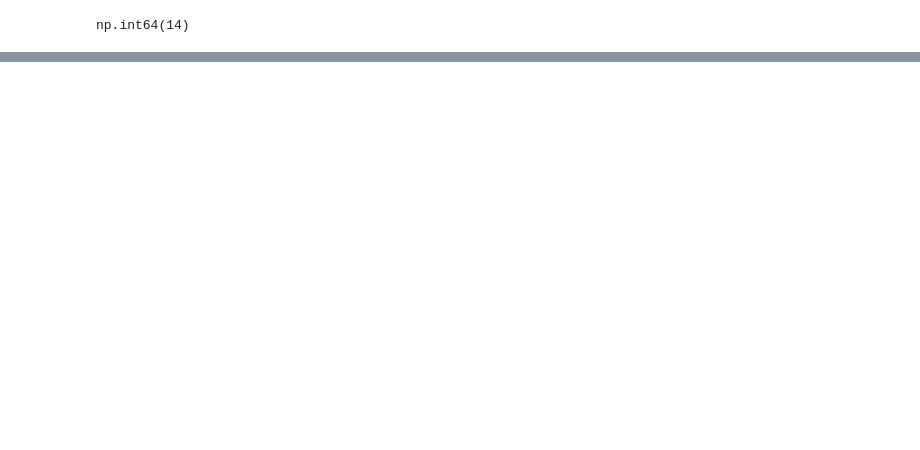
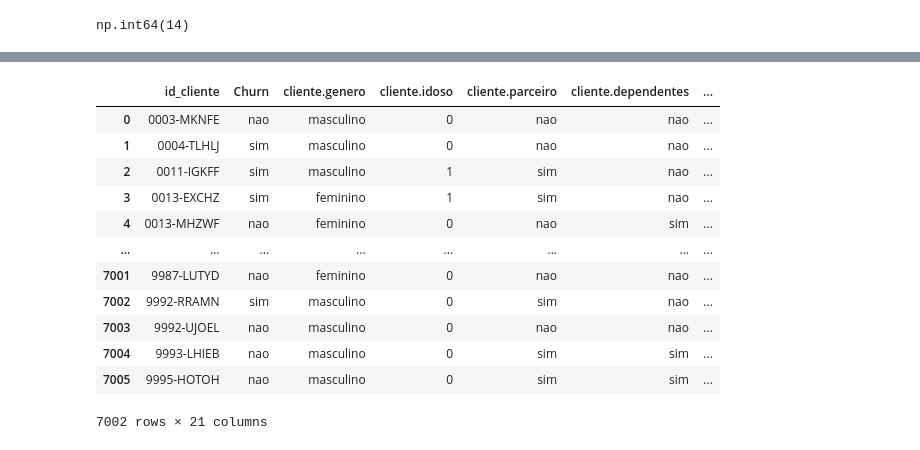
Before and after one commit to ocfurtado/pandas_limpeza_tratamento_dados, a Jupyter notebook: limpeza_tratamento_churn.ipynb, the cells around one changed output, grey strips where cells are left out. Cells and saved outputs as stored; diff of their text form; code cells hidden in the pictures; blank space fills up the shorter version.

```diff
--- a/limpeza_tratamento_churn.ipynb
+++ b/limpeza_tratamento_churn.ipynb
@@ -771,0 +797,3 @@ dados_normalizados[dados_normalizados.isna().any(axis=1)]
+# %%
+outliers_index =  (df_sem_nulo['cliente.tempo_servico'] < limite_inferior) | (df_sem_nulo['cliente.tempo_servico'] > limite_superior)
+outliers_index
@@ -771,0 +827,2 @@ dados_normalizados[dados_normalizados.isna().any(axis=1)]
+# %%
+df_sem_out = df_sem_nulo.copy()
@@ -771,0 +843,5 @@ dados_normalizados[dados_normalizados.isna().any(axis=1)]
+# %%
+df_sem_out.loc[outliers_index, 'cliente.tempo_servico'] = np.ceil(
+    df_sem_out.loc[outliers_index, 'conta.cobranca.Total'] /
+    df_sem_out.loc[outliers_index, 'conta.cobranca.mensal']
+)
@@ -771,0 +867,9 @@ dados_normalizados[dados_normalizados.isna().any(axis=1)]
+# %%
+Q1 = df_sem_out['cliente.tempo_servico'].quantile(.25)
+Q3 = df_sem_out['cliente.tempo_servico'].quantile(.75)
+IQR = Q3 - Q1
+limite_inferior = Q1 - 1.5 * IQR
+limite_superior = Q3 + 1.5 * IQR
+
+outliers_index =  (df_sem_out['cliente.tempo_servico'] < limite_inferior) | (df_sem_out['cliente.tempo_servico'] > limite_superior)
+outliers_index
@@ -771,0 +898,17 @@ dados_normalizados[dados_normalizados.isna().any(axis=1)]
+# %%
+df_sem_out = df_sem_out[~outliers_index]
+df_sem_out
+# %% [output]
+|  | id_cliente | Churn | cliente.genero | cliente.idoso | cliente.parceiro | cliente.dependentes | ... |
+| 0 | 0003-MKNFE | nao | masculino | 0 | nao | nao | ... |
+| 1 | 0004-TLHLJ | sim | masculino | 0 | nao | nao | ... |
+| 2 | 0011-IGKFF | sim | masculino | 1 | sim | nao | ... |
+| 3 | 0013-EXCHZ | sim | feminino | 1 | sim | nao | ... |
+| 4 | 0013-MHZWF | nao | feminino | 0 | nao | sim | ... |
+| ... | ... | ... | ... | ... | ... | ... | ... |
+| 7001 | 9987-LUTYD | nao | feminino | 0 | nao | nao | ... |
+| 7002 | 9992-RRAMN | sim | masculino | 0 | sim | nao | ... |
+| 7003 | 9992-UJOEL | nao | masculino | 0 | nao | nao | ... |
+| 7004 | 9993-LHIEB | nao | masculino | 0 | sim | sim | ... |
+| 7005 | 9995-HOTOH | nao | masculino | 0 | sim | sim | ... |
+7002 rows × 21 columns
```
Also changed, not shown: parts of 19 cells of this notebook.
